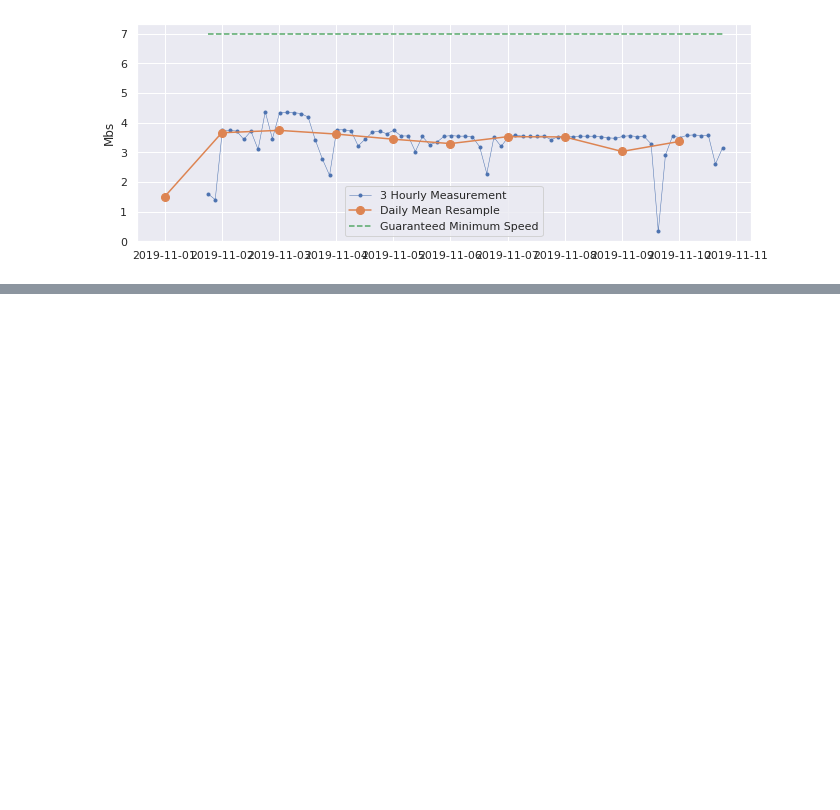
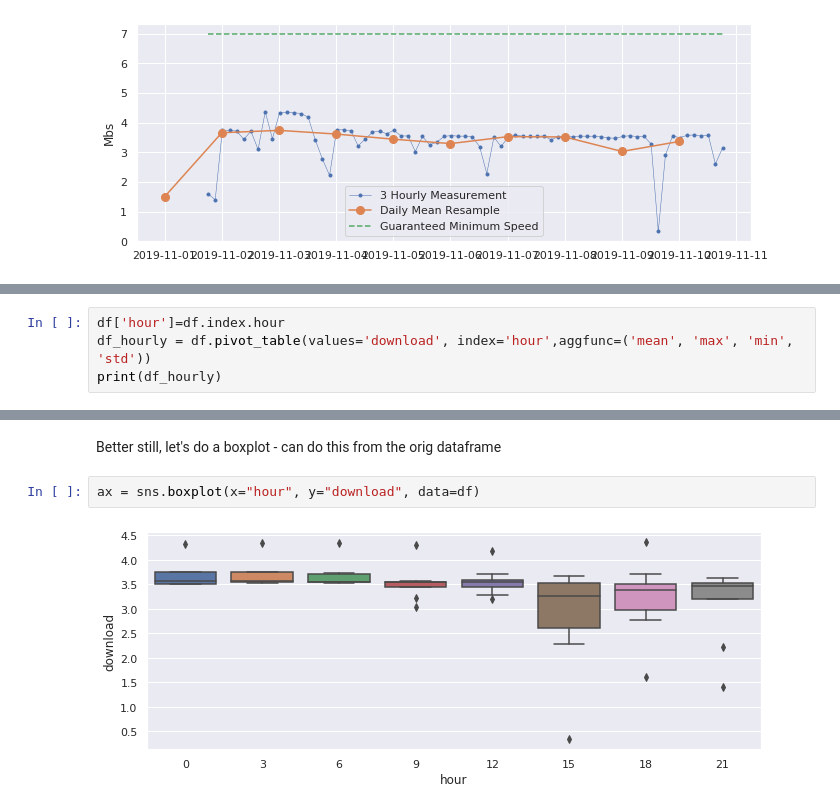
Before and after one commit to speccy-benji/speedtest, a Jupyter notebook: speedtest_analyse.ipynb, the cells around one changed output, grey strips where cells are left out. Saved outputs shown, nothing was run; the diff lists cells and outputs as text; blank space fills up the shorter version.

```diff
--- a/speedtest_analyse.ipynb
+++ b/speedtest_analyse.ipynb
@@ -80,0 +83,4 @@ ax.legend();
+# %%
+df['hour']=df.index.hour
+df_hourly = df.pivot_table(values='download', index='hour',aggfunc=('mean', 'max', 'min', 'std'))
+print(df_hourly)
@@ -80,0 +98,6 @@ ax.legend();
+# %% [markdown]
+Better still, let's do a boxplot - can do this from the orig dataframe
+# %%
+ax = sns.boxplot(x="hour", y="download", data=df)
+# %% [output]
+[figure, added]
```
Also changed, not shown: parts of 6 cells of this notebook.
